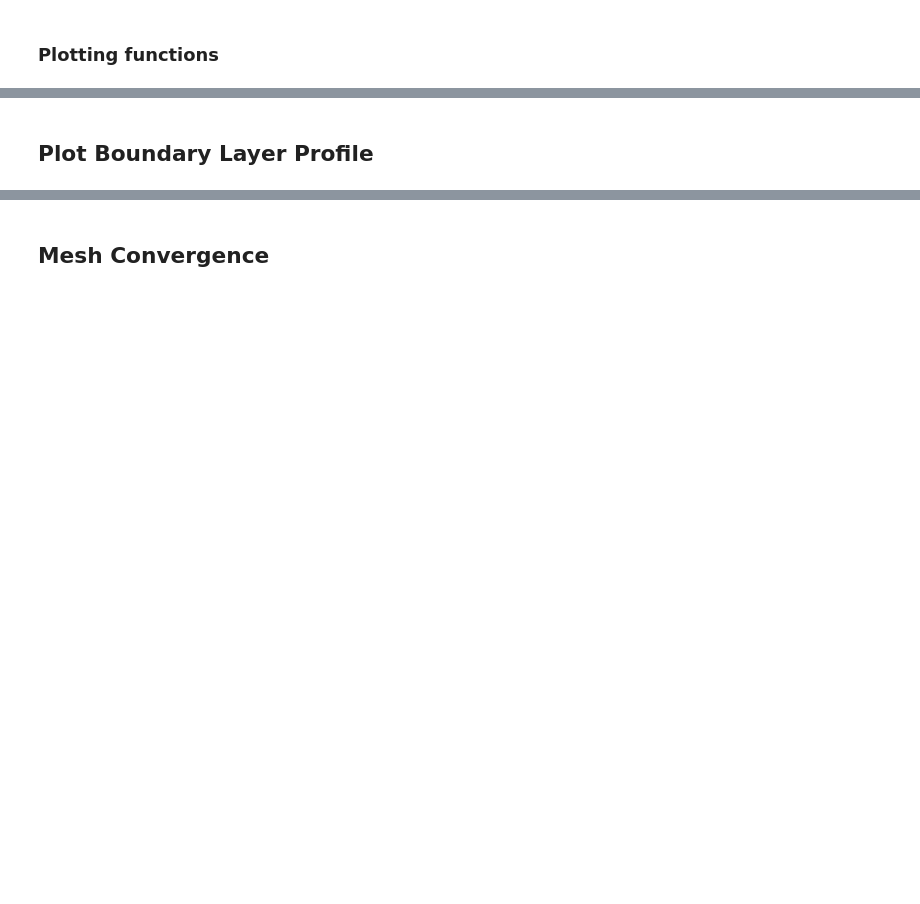
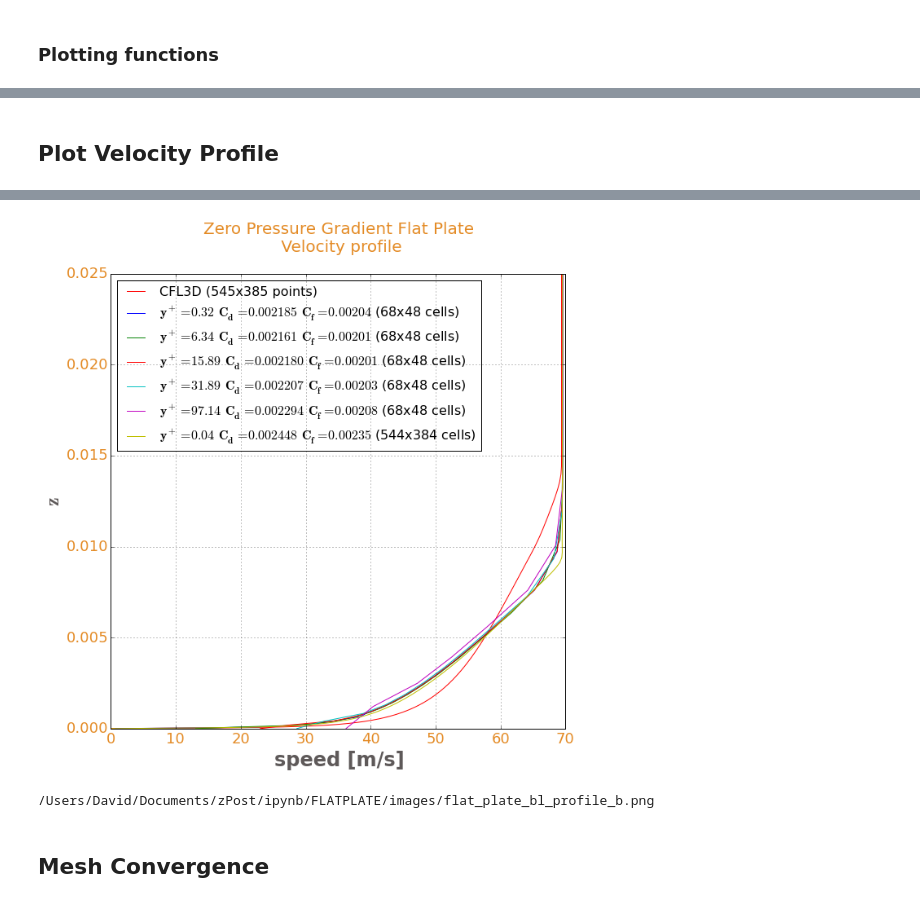
Before and after one commit to zCFD/zPost, a Jupyter notebook: ipynb/FLATPLATE/PLATE.ipynb, the cells around one changed output, grey strips where cells are left out. Drawn from its saved outputs; the diff is of its cells as text; code cells hidden in the pictures; blank space fills up the shorter version.

```diff
--- a/ipynb/FLATPLATE/PLATE.ipynb
+++ b/ipynb/FLATPLATE/PLATE.ipynb
@@ -260,16 +328,26 @@ def plot_profile(ax,file_root,label):
 # %% [markdown]
-## Plot Boundary Layer Profile
+## Plot Velocity Profile
 # %%
-from zutil.post import ProgressBar
 pbar = ProgressBar()
-fig = figure(figsize=(25, 10),dpi=100, facecolor='w', edgecolor='#E48B25')
+fig = figure(figsize=(10, 10), dpi=150, facecolor='w', edgecolor='#E48B25')
+ax = fig.add_subplot(1,1,1)
+ax.grid(True)
+ax.set_xlabel('speed [m/s]', fontsize=24, fontweight='bold', color = '#5D5858')
+ax.set_ylabel('$\mathbf{z}$', fontsize=24, fontweight='bold', color = '#5D5858')
+ax.set_title('Zero Pressure Gradient Flat Plate \n Velocity profile \n', fontsize=20,
+             fontweight='normal', color = '#E48B25')
+ax.set_xlim([0.0,70.0])
+ax.set_ylim([0.0,0.025])
 
-ax = fig.add_subplot(1,2,1)
-ax.grid(True)
-ax.set_xlabel('$\mathbf{\log(y^{+})}$', fontsize=24, fontweight='bold', color = '#5D5858')
-ax.set_ylabel('$\mathbf{u^{+}}$', fontsize=24, fontweight='bold', color = '#5D5858')
-ax.set_title('Zero Pressure Gradient Flat Plate \n', fontsize=20, fontweight='normal', color = '#E48B25')
-ax.axis([0,5,0,30])
+df = get_fw_csv_data('data/flatplate_u_sst.dat',widths=[16,14],skiprows=2)
+ax.plot(df[0]*u_ref, df[1], color='red', label='CFL3D (545x385 points)')
+
+pbar+=5
+for case in case_dict:
+    case_name = case
+    label = case_dict[case]['label']
+    plot_velocity_profile(ax,get_case_root(case_name,str(num_procs)),label,case_dict[case]['face_area'])
+    pbar+=5
 
 for tick in ax.xaxis.get_major_ticks():
     tick.label.set_fontsize(18)
@@ -280,37 +358,11 @@ for tick in ax.yaxis.get_major_ticks():
     tick.label.set_fontweight('normal')
     tick.label.set_color('#E48B25')
 
-plot_theory(ax,'data/u+y+theory.csv');
+ax.legend(loc='best', shadow=False, fontsize=16)
+legend.get_frame().set_facecolor('white')
 pbar+=5
-plot_comparison(ax,'data/flatplate_u+y+_sst.dat');
-pbar+=5
-for case in case_dict:
-    case_name = case
-    label = case_dict[case]['label']
-    plot_profile(ax,get_case_root(case_name,str(num_procs)),label)
-    pbar+=5
-# Draw legend
-ax.legend(loc='lower right', shadow=True)
-pbar+=5
-# Create
-ax = fig.add_subplot(1,2,2)
-ax.grid(True)
-ax.set_xlabel('speed [m/s]', fontsize=16, fontweight='bold')
-ax.set_ylabel('z', fontsize=16, fontweight='bold')
-ax.set_title('Zero Pressure Gradient Flat Plate', fontsize=20, fontweight='bold')
-#plot_comparison(ax,'data/flatplate_u_sst.dat');
-#ax.axis([0,70,0,0.05])
-pbar+=5
-for case in case_dict:
-    case_name = case
-    label = case_dict[case]['label']
-    plot_velocity_profile(ax,get_case_root(case_name,str(num_procs)),label,case_dict[case]['face_area'])
-    pbar+=5
-# Draw legend
-ax.legend(loc='upper right', shadow=True)
-
-fig.savefig("images/flat_plate_bl_profile.pdf")
 pbar.complete()
+fig.savefig("images/flat_plate_bl_profile_b.png", transparent="True")
 show()
-from IPython.display import FileLink, display
-display(FileLink('images/flat_plate_bl_profile.pdf'))
+display(FileLink('images/flat_plate_bl_profile_b.png'))
+# %% [output]
@@ -317,3 +380,5 @@ display(FileLink('images/flat_plate_bl_profile.pdf'))
+[figure, added]
+/Users/David/Documents/zPost/ipynb/FLATPLATE/images/flat_plate_bl_profile_b.png
 # %% [markdown]
 ## Mesh Convergence
 # %%
```
Also changed, not shown: parts of 20 cells of this notebook.
